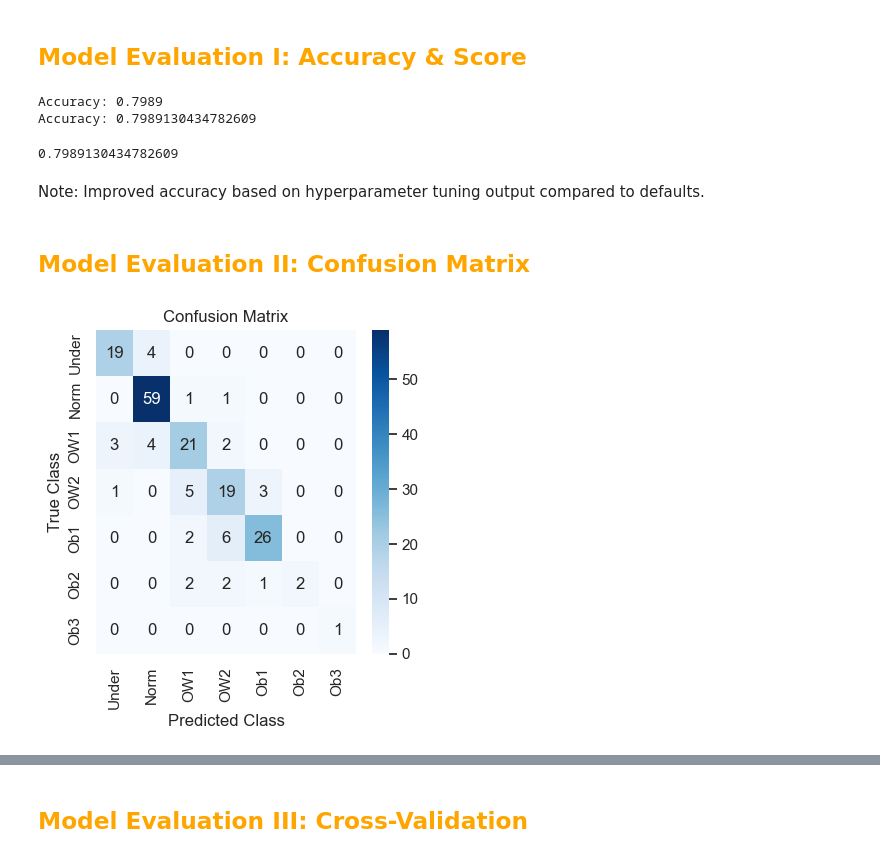
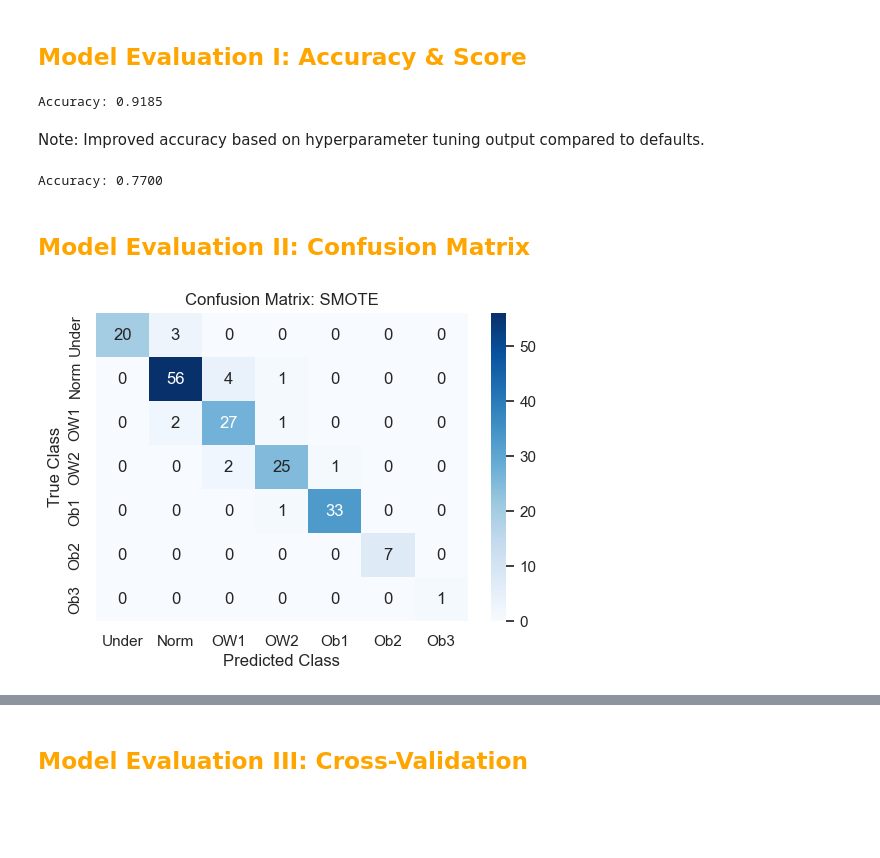
Before and after one commit to santi-proy/m509, a Jupyter notebook: obesity.ipynb, the cells around one changed output, grey strips where cells are left out. Drawn from its saved outputs; the diff is of its cells as text; code cells hidden in the pictures; blank space fills up the shorter version.

```diff
--- a/obesity.ipynb
+++ b/obesity.ipynb
@@ -152,9 +170,16 @@ Note: Do not show entire table, but pick out key results (i.e. age, height, weig
 numvars=["age", "height", "weight"]
 catvars=["gend", "famhist", "calH", "veg", "meals", "snacks", "smoke", "water", "calM",
          "phys", "tech", "alc", "trans"]
+
+#For SMOTE
 ohe_catvars=pd.get_dummies(ds[catvars],drop_first=True)
-X2=pd.concat([df[numvars],ohe_catvars],axis=1)
+X2=pd.concat([ds[numvars],ohe_catvars],axis=1)
 y=ds['obese']
+
+#For class weights method
+ohe_catvars_w=pd.get_dummies(df[catvars],drop_first=True)
+X2_w=pd.concat([df[numvars],ohe_catvars_w],axis=1)
+y_w=df['obese']
 # %% [markdown]
 ## <span style="color:orange">**Data Split 2: Train/Test (80/20)**</span>
 # %%
@@ -207,11 +241,11 @@ RandomForestClassifier(max_depth=13, n_estimators=1000)
 # %% [markdown]
 ## <span style="color:orange">**Model Fit [Tune for Model Evaluation]**</span>
 # %%
-mod=RandomForestClassifier(n_estimators=1000,
+#SMOTE
+mod=RandomForestClassifier(n_estimators=300,
                            random_state=666,
-                           max_depth=13,
-                           max_features="sqrt" # of p; reduces test error
+                           max_depth=12,
+                           max_features="sqrt"
 )
 mod.fit(Xtrain_fin, ytrain)
-# mod.fit(X,y)
 # %% [output]
@@ -221,33 +265,33 @@ RandomForestClassifier(max_depth=13, n_estimators=1000, random_state=666)
 # %% [markdown]
 ## <span style="color:orange">**Model Evaluation I: Accuracy & Score**</span>
 # %%
-# 2 methods for comparison
+#SMOTE
 yhat=mod.predict(Xtest_fin)
 init_acc=accuracy_score(ytest, yhat)
 print(f"Accuracy: {init_acc:.4f}")
-modacc=accuracy_score(ytest, yhat)
-print("Accuracy:", modacc)
-mod.score(Xtrain_fin, ytrain)
-mod.score(Xtest_fin, ytest)
 # %% [output]
-Accuracy: 0.7989
-Accuracy: 0.7989130434782609
+Accuracy: 0.9185
-0.7989130434782609
 # %% [markdown]
 Note: Improved accuracy based on hyperparameter tuning output compared to defaults.
+# %%
+#Class weights
+yhat_w=mod_w.predict(Xtestw_fin)
+init_acc_w=accuracy_score(ytest_w, yhat_w)
+print(f"Accuracy: {init_acc_w:.4f}")
+# %% [output]
+Accuracy: 0.7700
 # %% [markdown]
 ## <span style="color:orange">**Model Evaluation II: Confusion Matrix**</span>
 # %%
-# 2 methods for comparison
+#For SMOTE
 cm=confusion_matrix(ytest, yhat)
-# ConfusionMatrixDisplay(confusion_matrix=cm).plot()
-plt.figure(figsize=(4.2,4.2))
+plt.figure(figsize=(6,4))
 sns.heatmap(cm, annot=True, fmt='d', cmap='Blues',
             xticklabels=['Under', 'Norm', 'OW1', 'OW2', 'Ob1', 'Ob2', 'Ob3'],
             yticklabels=['Under', 'Norm', 'OW1', 'OW2', 'Ob1', 'Ob2', 'Ob3'])
-plt.title("Confusion Matrix")
+plt.title("Confusion Matrix: SMOTE")
 plt.xlabel("Predicted Class")
 plt.ylabel("True Class")
 plt.show()
 # %% [output]
-[figure, old version]
+[figure, new version]
```
Also changed, not shown: parts of 28 cells of this notebook, 2 other files.
